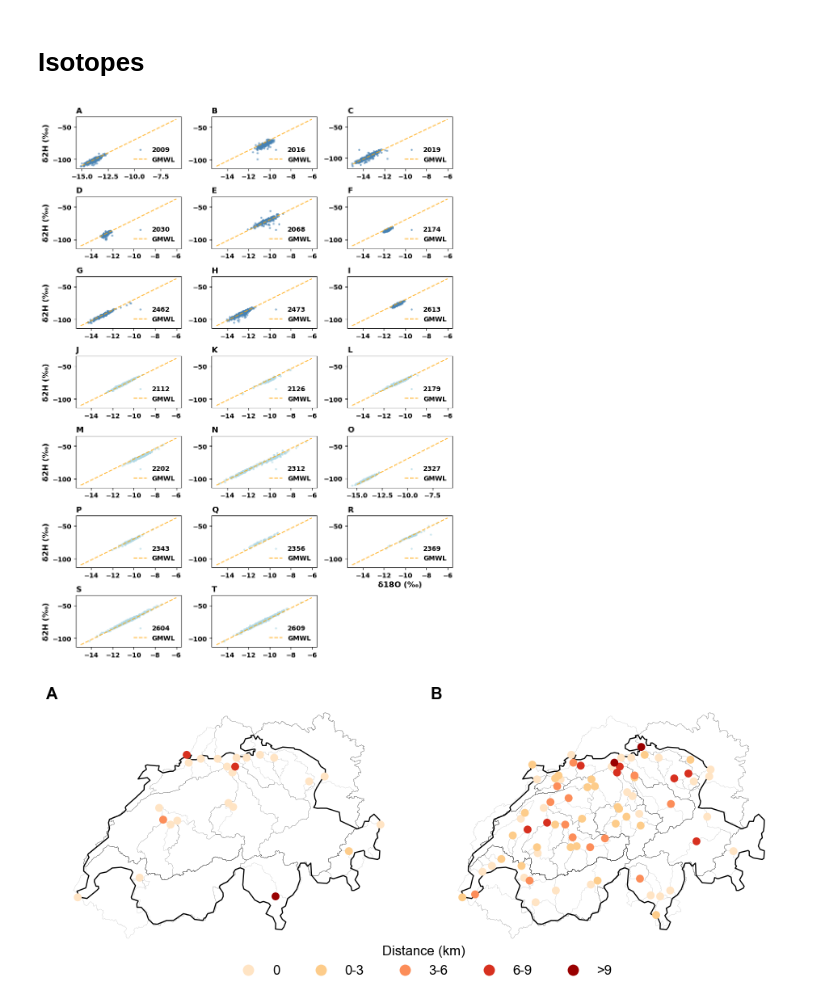
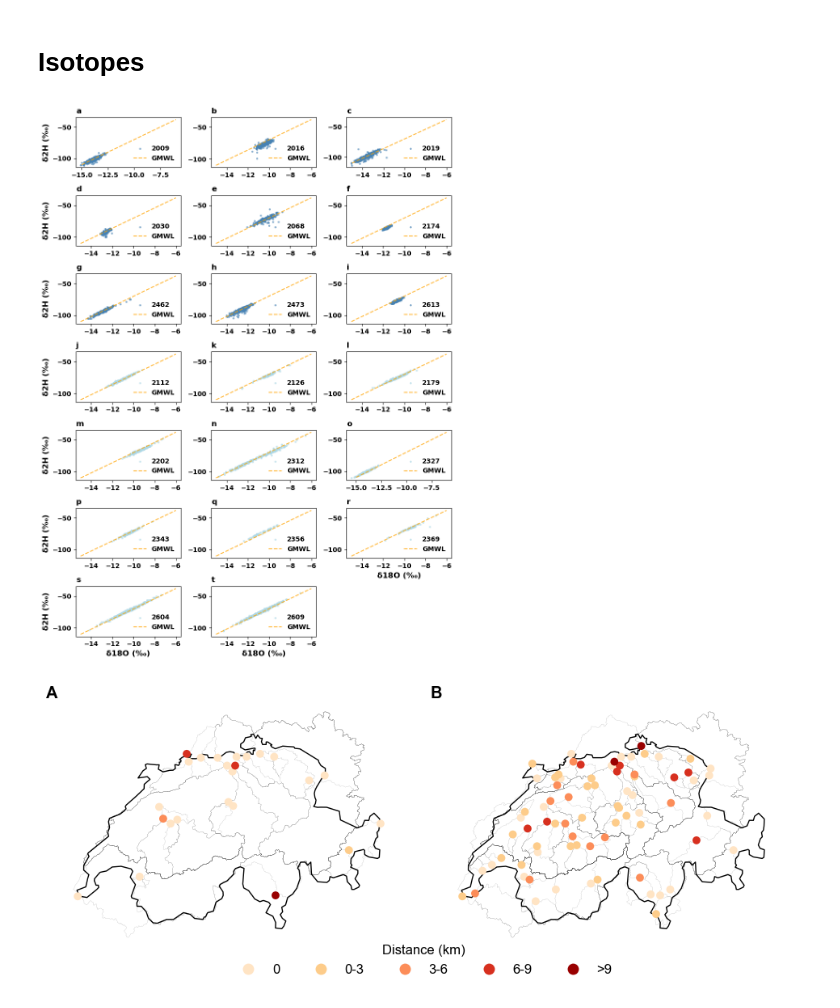
Before and after one commit to thiagovmdon/camels-ch-chem-paper, a Jupyter notebook: code/paper/camels_ch_chem_D_figs_and_validation.ipynb, the cells around one changed output. Cells and saved outputs as stored; diff of their text form; code cells hidden in the pictures.

```diff
--- a/code/paper/camels_ch_chem_D_figs_and_validation.ipynb
+++ b/code/paper/camels_ch_chem_D_figs_and_validation.ipynb
@@ -1335,7 +1335,7 @@ sns.histplot(mean_naduf_df["ec20lab_qmean"], bins=bin_edges, kde=False, ax=axs[0
 
 axs[0].set_ylabel("Number of stations", fontsize=12)
 axs[0].set_xlabel(r'$r_s$ [-]', fontsize=12)
-axs[0].set_title('A', loc="left", fontsize=14, fontweight="bold")
+axs[0].set_title('a', loc="left", fontsize=14, fontweight="bold")
 
 axs[0].set_title('$EC_{lab}$ vs $Q_{mean}$', loc="center", fontsize=12)
 axs[0].tick_params(axis="x", labelsize=12)
@@ -1349,7 +1349,7 @@ sns.histplot(mean_naduf_df["ec20lab_Cl"], bins=bin_edges, kde=False, ax=axs[1],
 
 axs[1].set_ylabel("")
 axs[1].set_xlabel('$r_s$ [-]', fontsize=12)
-axs[1].set_title('B', loc="left", fontsize=14, fontweight="bold")
+axs[1].set_title('b', loc="left", fontsize=14, fontweight="bold")
 
 axs[1].set_title('$EC_{lab}$ vs $Cl$', loc="center", fontsize=12)
 axs[1].tick_params(axis="x", labelsize=12)
@@ -1362,7 +1362,7 @@ sns.histplot(mean_naduf_df["NO3_N_ec20_lab"], bins=bin_edges, kde=False, ax=axs[
 
 axs[2].set_ylabel("")
 axs[2].set_xlabel('$r_s$ [-]', fontsize=12)
-axs[2].set_title('C', loc="left", fontsize=14, fontweight="bold")
+axs[2].set_title('c', loc="left", fontsize=14, fontweight="bold")
 
 axs[2].set_title('$EC_{lab}$ vs $NO_3^-$', loc="center", fontsize=12)
 axs[2].tick_params(axis="x", labelsize=12)
@@ -1375,15 +1375,15 @@ for ax in axs:
 
 # Create a legend outside the plot at the bottom
 handles = [
+    plt.Line2D([0], [0], color=colors["NADUF"], lw=4, label="NAWA FRACHT"),
     plt.Line2D([0], [0], color=colors["NAWA"], lw=4, label="NAWA TREND"),
-    plt.Line2D([0], [0], color=colors["NADUF"], lw=4, label="NAWA FRACHT"),
     #plt.Line2D([0], [0], color=colors["Sensors"], lw=4, label="Sensors")  # Placeholder
 ]
 fig.legend(handles=handles, loc="lower center", ncol=3, frameon=False, fontsize=12, bbox_to_anchor=(0.5, -0.05))
 
 # Adjust layout to fit legend
 fig.tight_layout(rect=[0, 0.05, 1, 1])  # Leave space at bottom for legend
-fig.savefig(r'results\figs\fig_hist_EC_q_cl_no3.png', dpi=300, bbox_inches='tight')
+fig.savefig(r'results\figs\Figure4.jpg', dpi=500, bbox_inches='tight')
 
 plt.show()
 # %% [output]
@@ -2547,8 +2548,8 @@ def get_basin_id_from_filename(filename):
     return basin_id
 
 
-path1 = r"results\Dataset\isotopes\streamwater\isot"
-path2 = r"results\Dataset\isotopes\streamwater\ch_irp"
+path1 = r"results\Dataset\stream_water_isotopes\isot"
+path2 = r"results\Dataset\stream_water_isotopes\ch_irp"
 
 csv_files = glob.glob(os.path.join(path1, "*.csv")) + glob.glob(os.path.join(path2, "*.csv"))
 
@@ -2588,36 +2589,39 @@ for i, file in enumerate(tqdm.tqdm(csv_files[:num_plots])):  # Only process the
     axes[i].plot(gmwl_d18O, gmwl_d2H, label='GMWL', color='orange', linestyle='--', alpha=0.75)
 
     # Set labels, title, and limits for each subplot
     row = i // 3
     col = i % 3
 
     # Only leftmost column → Y label
     if col == 0:
         axes[i].set_ylabel('δ2H (‰)', fontsize=12)
 
     # Only bottom row → X label
     if row == 7:
         axes[i].set_xlabel('δ18O (‰)', fontsize=12)
 
 
-    axes[i].set_title(f'{chr(97 + i).upper()}', loc='left', fontweight='bold')
+    axes[i].set_title(f'{chr(97 + i).lower()}', loc='left', fontweight='bold')
     #axes[i].grid(True)
     axes[i].legend(frameon=False, loc="lower right")
     #axes[i].set_xlim(-15, -8)
     #axes[i].set_ylim(-110, -80)
 
 axes[17].set_xlabel('δ18O (‰)', fontsize=12)
+axes[18].set_xlabel('δ18O (‰)', fontsize=12)
+axes[19].set_xlabel('δ18O (‰)', fontsize=12)
+
 axes[-1].axis('off')  # turns off the last subplot (bottom-right)
 
 # Adjust the layout to prevent overlapping elements
 plt.tight_layout()
 
 # Show the plot
 plt.show()
 
-fig.savefig(r'results\figs\fig_isotopes_all.png', dpi=300, bbox_inches='tight')
+fig.savefig(r'results\figs\Figure7.jpg', dpi=500, bbox_inches='tight')
 # %% [output]
-[figure, old version]
+[figure, new version]
 # %%
 # Defining the colour categories and mapping lists
 color_categories_temp_mean = [(-np.inf, 2), (2, 4), (4, 8), (8, 10), (10, np.inf)]
```
Also changed, not shown: parts of 15 cells of this notebook, 1 other file.
